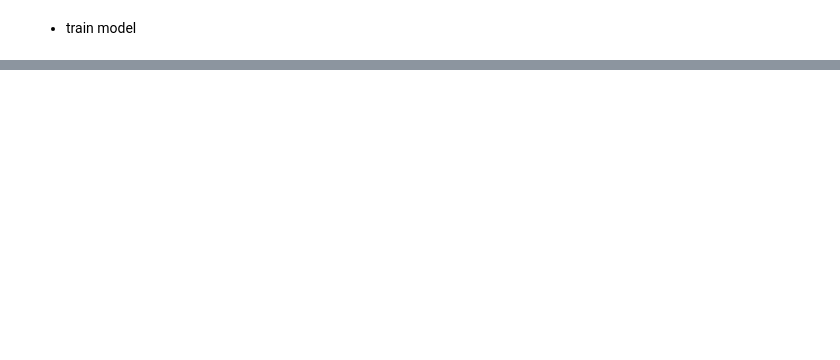
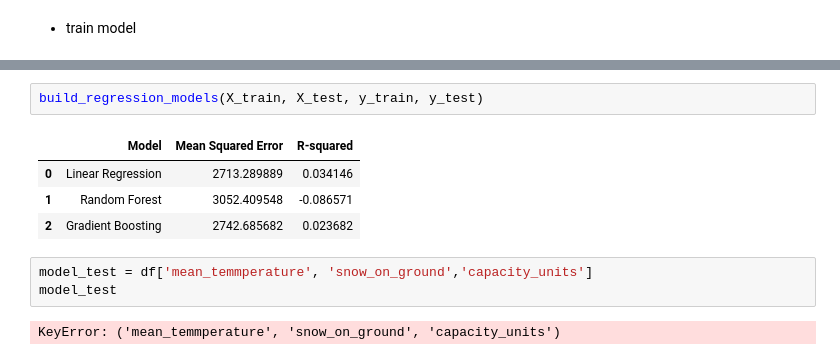
Before and after one commit to jeaend/Predicting_Shelter_Availability, a Jupyter notebook: notebooks/modeling/aggreate.ipynb, the cells around one changed output, grey strips where cells are left out. Drawn from its saved outputs; the diff is of its cells as text; blank space fills up the shorter version.

```diff
--- a/notebooks/modeling/aggreate.ipynb
+++ b/notebooks/modeling/aggreate.ipynb
@@ -331,0 +767,12 @@ X_train_scaled = pd.concat([X_train_numerical_scaled_df, X_train_categorical], a
+# %%
+build_regression_models(X_train, X_test, y_train, y_test)
+# %% [output]
+|  | Model | Mean Squared Error | R-squared |
+| 0 | Linear Regression | 2713.289889 | 0.034146 |
+| 1 | Random Forest | 3052.409548 | -0.086571 |
+| 2 | Gradient Boosting | 2742.685682 | 0.023682 |
+# %%
+model_test = df['mean_temmperature', 'snow_on_ground','capacity_units']
+model_test
+# %% [output]
+KeyError: ('mean_temmperature', 'snow_on_ground', 'capacity_units')
```
Also changed, not shown: parts of 41 cells of this notebook, 2 other files.
